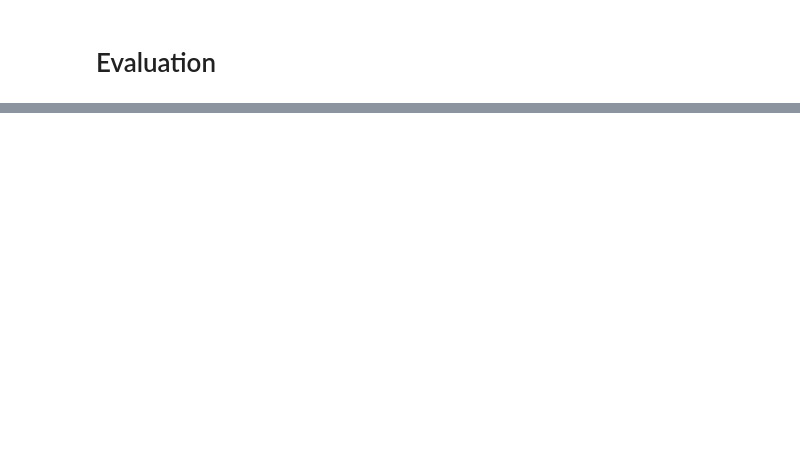
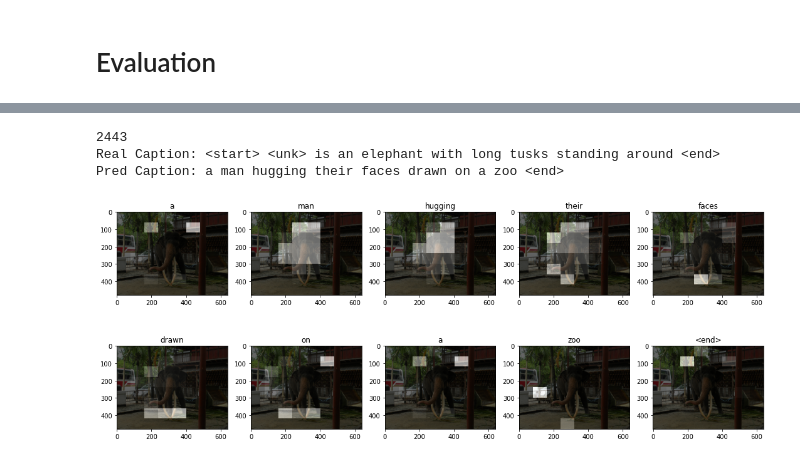
Before and after one commit to basselkassem/nlp-toolkit, a Jupyter notebook: image_caption.ipynb, the cells around one changed output, grey strips where cells are left out. Drawn from its saved outputs; the diff is of its cells as text; code cells hidden in the pictures; blank space fills up the shorter version.

```diff
--- a/image_caption.ipynb
+++ b/image_caption.ipynb
@@ -451,0 +450,7 @@ Pred Caption: a bathroom that is all snow and a rack in a room <end>
+# %%
+evaluate(img_paths_val, captions_seqs_val)
+# %% [output]
+2443
+Real Caption: <start> <unk> is an elephant with long tusks standing around <end>
+Pred Caption: a man hugging their faces drawn on a zoo <end>
+[figure, added]
```
Also changed, not shown: parts of 6 cells of this notebook.
